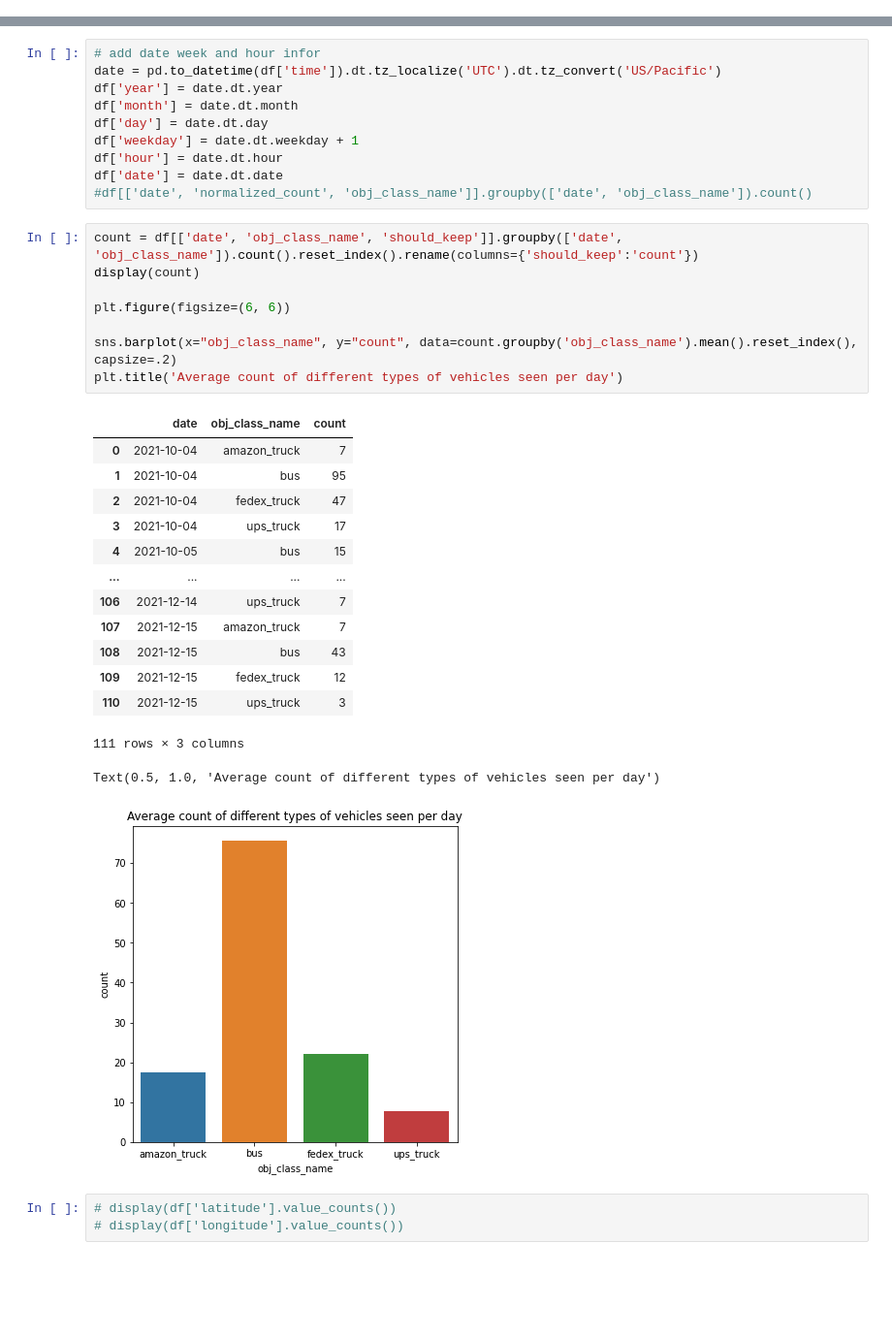
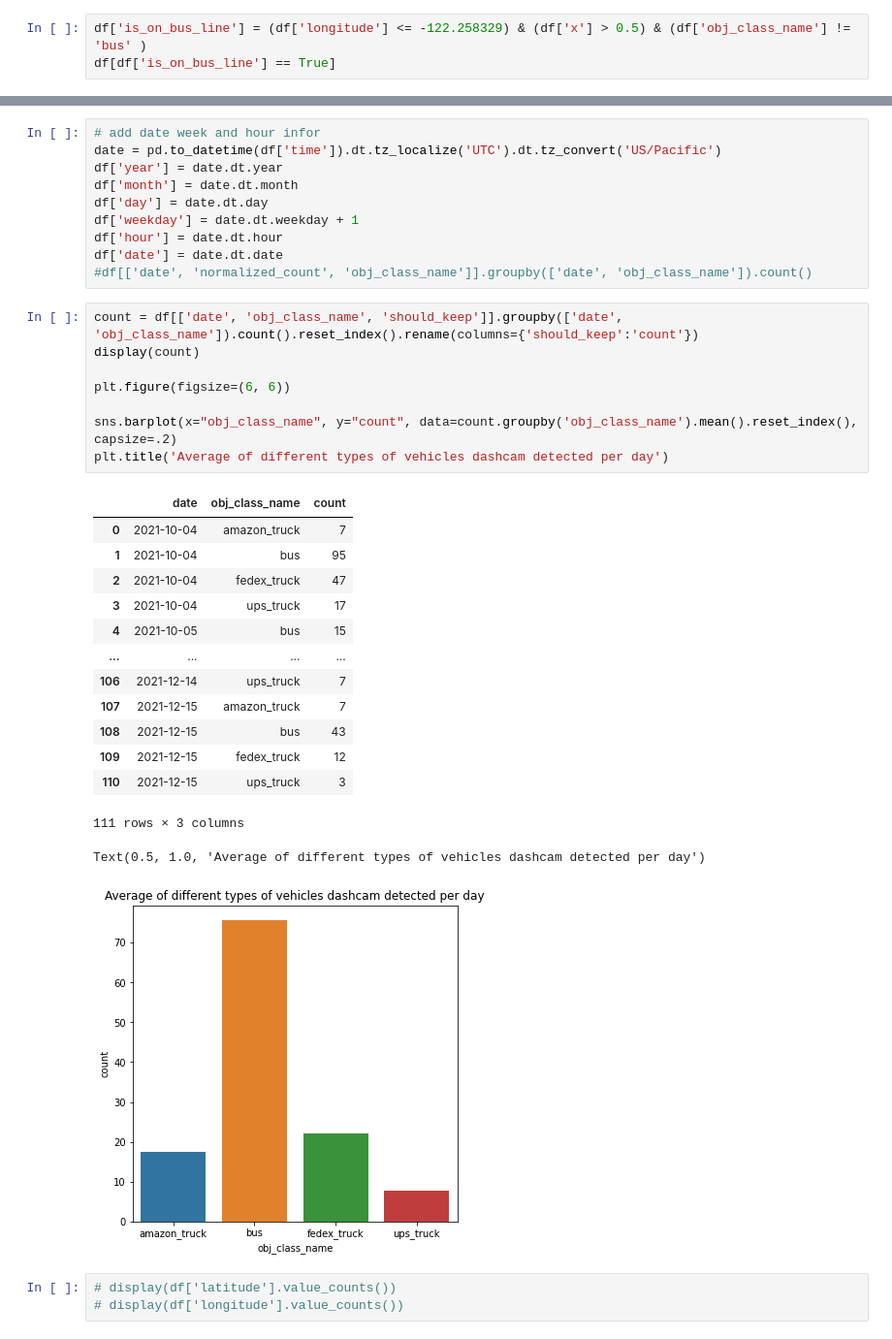
Before and after one commit to ucbtrans/curb-monitor, a Jupyter notebook: notebooks/data_eda.ipynb, the cells around one changed output, grey strips where cells are left out. Shown at 97% size. Cells and saved outputs as stored; diff of their text form; blank space fills up the shorter version.

```diff
--- a/notebooks/data_eda.ipynb
+++ b/notebooks/data_eda.ipynb
@@ -47,3 +47,6 @@ df.head()
 | 48 | 86 | 2021-10-04 14:17:13 | 37.869236 | -122.255339 | 19.3121 | GRMN_Bancroft_1.MP4 | GRMN_Bancroft_1_463.jpg | fedex_truck | ... |
 | 50 | 88 | 2021-10-04 14:17:13 | 37.869236 | -122.255339 | 19.3121 | GRMN_Bancroft_1.MP4 | GRMN_Bancroft_1_465.jpg | fedex_truck | ... |
 | 62 | 103 | 2021-10-04 14:17:13 | 37.869236 | -122.255339 | 19.3121 | GRMN_Bancroft_1.MP4 | GRMN_Bancroft_1_477.jpg | fedex_truck | ... |
+# %%
+df['is_on_bus_line'] = (df['longitude'] <= -122.258329) & (df['x'] > 0.5) & (df['obj_class_name'] != 'bus' )
+df[df['is_on_bus_line'] == True]
@@ -135,27 +152,27 @@ df['date'] = date.dt.date
 # %%
 count = df[['date', 'obj_class_name', 'should_keep']].groupby(['date', 'obj_class_name']).count().reset_index().rename(columns={'should_keep':'count'})
 display(count)
 
 plt.figure(figsize=(6, 6))
 
 sns.barplot(x="obj_class_name", y="count", data=count.groupby('obj_class_name').mean().reset_index(), capsize=.2)
-plt.title('Average count of different types of vehicles seen per day')
+plt.title('Average of different types of vehicles dashcam detected per day')
 # %% [output]
 |  | date | obj_class_name | count |
 | 0 | 2021-10-04 | amazon_truck | 7 |
 | 1 | 2021-10-04 | bus | 95 |
 | 2 | 2021-10-04 | fedex_truck | 47 |
 | 3 | 2021-10-04 | ups_truck | 17 |
 | 4 | 2021-10-05 | bus | 15 |
 | ... | ... | ... | ... |
 | 106 | 2021-12-14 | ups_truck | 7 |
 | 107 | 2021-12-15 | amazon_truck | 7 |
 | 108 | 2021-12-15 | bus | 43 |
 | 109 | 2021-12-15 | fedex_truck | 12 |
 | 110 | 2021-12-15 | ups_truck | 3 |
 111 rows × 3 columns
-Text(0.5, 1.0, 'Average count of different types of vehicles seen per day')
+Text(0.5, 1.0, 'Average of different types of vehicles dashcam detected per day')
-[figure, old version]
+[figure, new version]
 # %%
 # display(df['latitude'].value_counts())
 # display(df['longitude'].value_counts())
```
Also changed, not shown: parts of 4 cells of this notebook.
